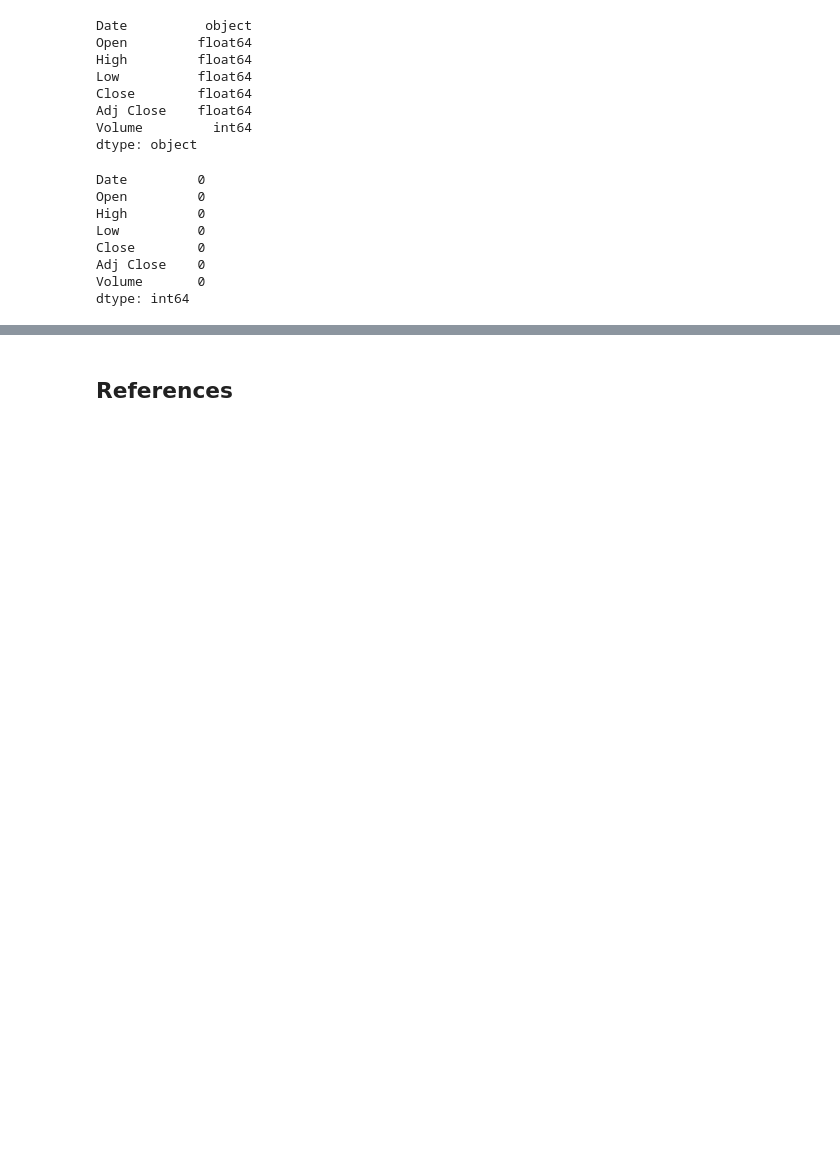
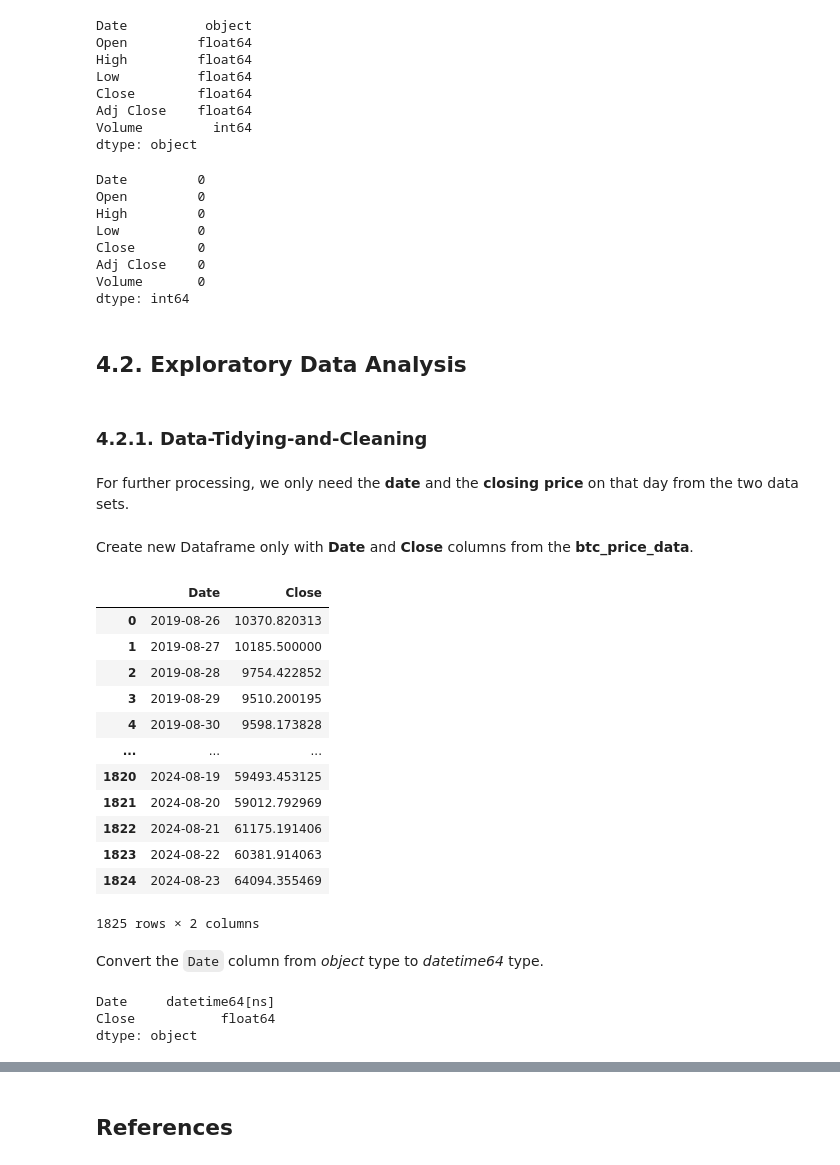
Before and after one commit to kostadinlambov/Bitcoin-and-Stock-Market-Correlation, a Jupyter notebook: Notebook/Bitcoin_and_Stock_Market_Correlation.ipynb, the cells around one changed output, grey strips where cells are left out. Saved outputs shown, nothing was run; the diff lists cells and outputs as text; code cells hidden in the pictures; blank space fills up the shorter version.

```diff
--- a/Notebook/Bitcoin_and_Stock_Market_Correlation.ipynb
+++ b/Notebook/Bitcoin_and_Stock_Market_Correlation.ipynb
@@ -213,3 +208,37 @@ Close        0
 Adj Close    0
 Volume       0
 dtype: int64
+# %% [markdown]
+## 4.2. Exploratory Data Analysis
+# %% [markdown]
+### 4.2.1. Data-Tidying-and-Cleaning
+# %% [markdown]
+For further processing, we only need the **date** and the **closing price** on that day from the two data sets.
+# %% [markdown]
+Create new Dataframe only with **Date** and **Close** columns from the **btc_price_data**.
+# %%
+btc_closing_price_data = btc_price_data[["Date", "Close"]].copy(deep=True)
+btc_closing_price_data
+# %% [output]
+|  | Date | Close |
+| 0 | 2019-08-26 | 10370.820313 |
+| 1 | 2019-08-27 | 10185.500000 |
+| 2 | 2019-08-28 | 9754.422852 |
+| 3 | 2019-08-29 | 9510.200195 |
+| 4 | 2019-08-30 | 9598.173828 |
+| ... | ... | ... |
+| 1820 | 2024-08-19 | 59493.453125 |
+| 1821 | 2024-08-20 | 59012.792969 |
+| 1822 | 2024-08-21 | 61175.191406 |
+| 1823 | 2024-08-22 | 60381.914063 |
+| 1824 | 2024-08-23 | 64094.355469 |
+1825 rows × 2 columns
+# %% [markdown]
+Convert the `Date` column from *object* type to *datetime64* type.
+# %%
+btc_closing_price_data.Date = pd.to_datetime(btc_closing_price_data.Date)
+btc_closing_price_data.dtypes
+# %% [output]
+Date     datetime64[ns]
+Close           float64
+dtype: object
```
Also changed, not shown: parts of 12 cells of this notebook, 4 other files.
